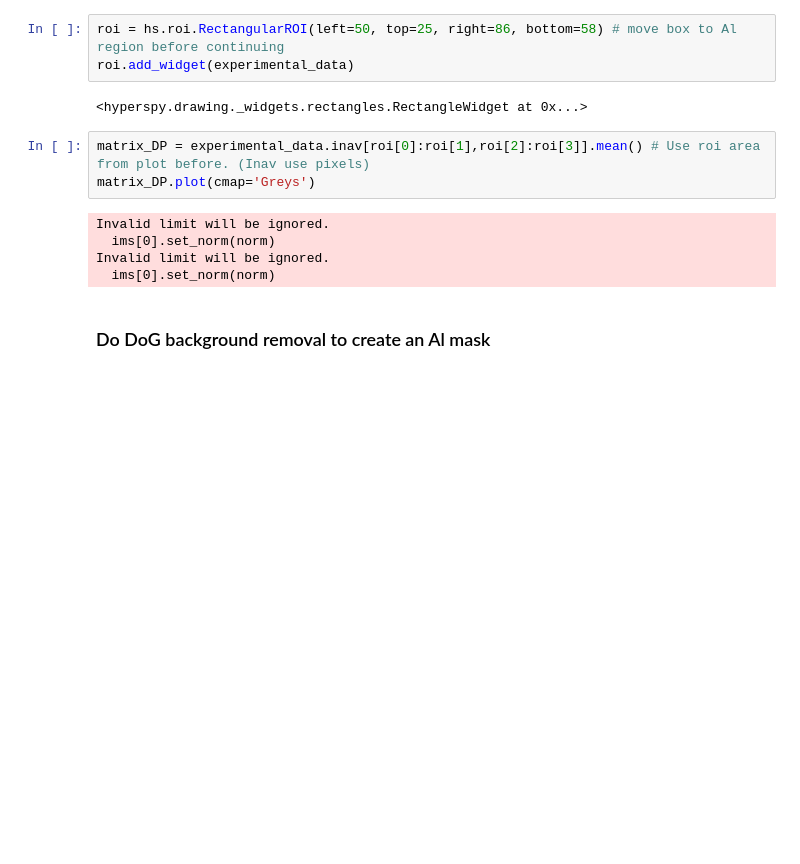
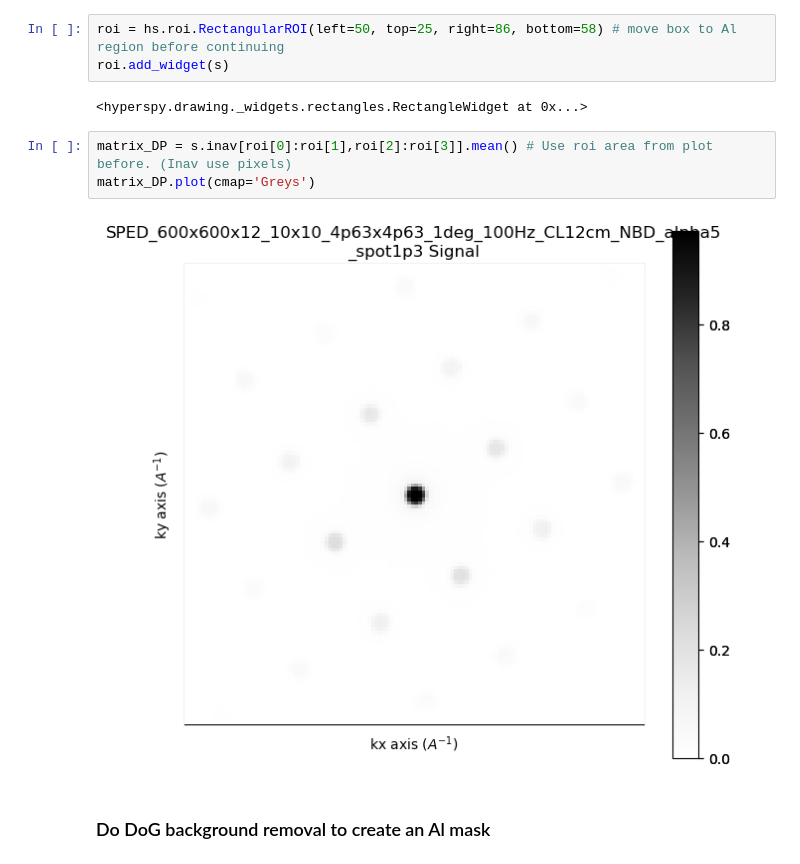
Before and after one commit to elisathr/SPED-phase-mapping, a Jupyter notebook: TemplateMatching/templatematching_1_masking_and_DoG.ipynb, the cells around one changed output. Cells and saved outputs as stored; diff of their text form; blank space fills up the shorter version.

```diff
--- a/TemplateMatching/templatematching_1_masking_and_DoG.ipynb
+++ b/TemplateMatching/templatematching_1_masking_and_DoG.ipynb
@@ -29,17 +34,14 @@ except:
 ### Crop out to only include Al DP
 # %%
 roi = hs.roi.RectangularROI(left=50, top=25, right=86, bottom=58) # move box to Al region before continuing
-roi.add_widget(experimental_data)
+roi.add_widget(s)
 # %% [output]
 <hyperspy.drawing._widgets.rectangles.RectangleWidget at 0x...>
 # %%
-matrix_DP = experimental_data.inav[roi[0]:roi[1],roi[2]:roi[3]].mean() # Use roi area from plot before. (Inav use pixels)
+matrix_DP = s.inav[roi[0]:roi[1],roi[2]:roi[3]].mean() # Use roi area from plot before. (Inav use pixels)
 matrix_DP.plot(cmap='Greys')
 # %% [output]
-Invalid limit will be ignored.
-  ims[0].set_norm(norm)
-Invalid limit will be ignored.
-  ims[0].set_norm(norm)
+[figure, added]
 # %% [markdown]
 ### Do DoG background removal to create an Al mask
 # %% [markdown]
```
Also changed, not shown: parts of 10 cells of this notebook, 2 other files.
